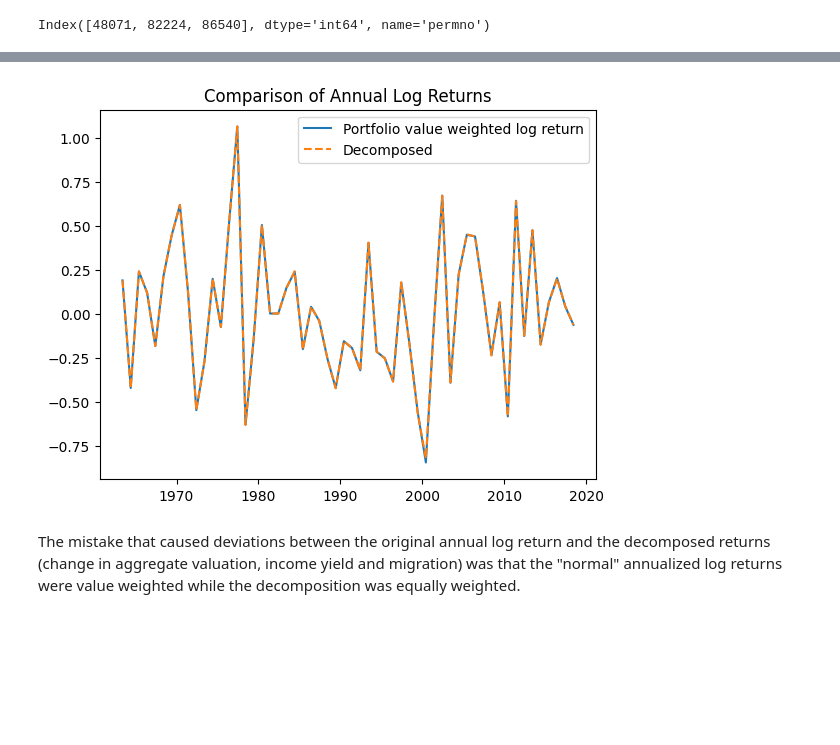
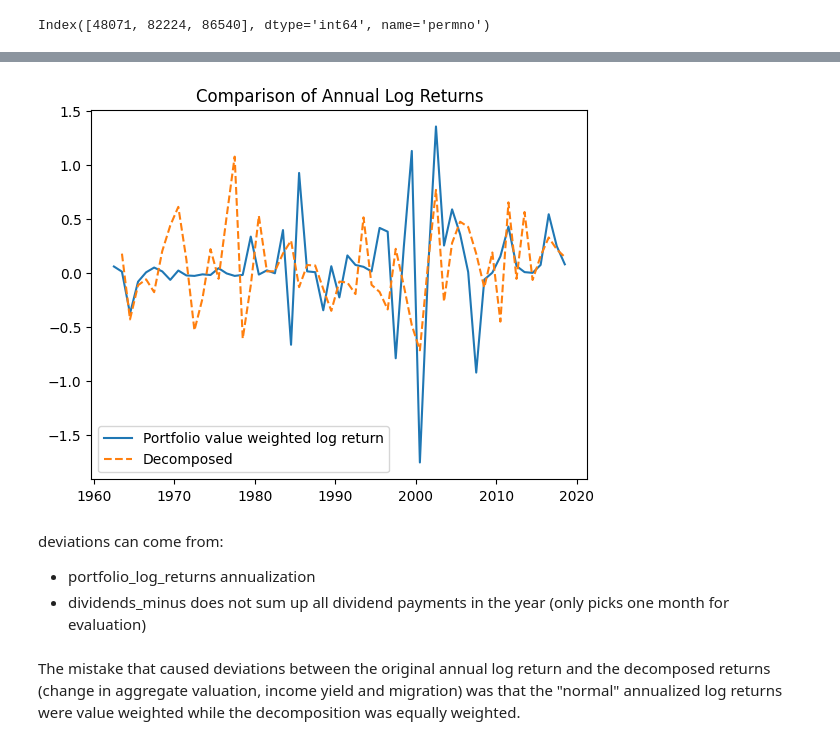
Before and after one commit to justusschenk/valueinvesting, a Jupyter notebook: Portfolio-composition.ipynb, the cells around one changed output, grey strips where cells are left out. Saved outputs shown, nothing was run; the diff lists cells and outputs as text; code cells hidden in the pictures; blank space fills up the shorter version.

Commit message:
changes in portfolio composition

```diff
--- a/Portfolio-composition.ipynb
+++ b/Portfolio-composition.ipynb
@@ -764,7 +826,13 @@ plt.grid(True)
 plt.tight_layout()
 plt.show()
 
+df_div_m_long_ts = pd.DataFrame(dividends_m_long_ts)
+df_div_m_long_ts.set_index("date", inplace=True)
+df_div_m_long_ts.index = pd.to_datetime(df_div_m_long_ts.index)
 
+df_div_m_short_ts = pd.DataFrame(dividends_m_short_ts)
+df_div_m_short_ts.set_index("date", inplace=True)
+df_div_m_short_ts.index = pd.to_datetime(df_div_m_short_ts.index)
 
 
 #Portfolio Weighted Bookvalue at time t for portfolios built at t-1 - long
@@ -899,9 +967,9 @@ df_portfolio_value_long = df_portfolio_value_long.sort_index()
 df_portfolio_value_short = df_portfolio_value_short.sort_index()
 
 # Sicherstellen, dass alle Inputs Series mit korrektem Index sind
-long_val = df_portfolio_value_long.squeeze()
+long_val = df_price_long_ts.squeeze()
 long_div = df_dividends_long_ts.squeeze()
-short_val = df_portfolio_value_short.squeeze()
+short_val = df_price_short_ts.squeeze()
 short_div = df_dividends_short_ts.squeeze()
 
 # Index angleichen (falls nötig)
@@ -914,6 +982,8 @@ log_ret_short = np.log(short_val + short_div) - np.log((short_val).shift(1))
 
 # Portfolio-Log-Return: Long - Short
 portfolio_log_returns = log_ret_long - log_ret_short
+df_portfolio_log_returns = pd.DataFrame(portfolio_log_returns)
+portfolio_log_returns_ann = df_portfolio_log_returns.resample('A-JUN').last()
  #!!!!!!!!!!!!!!!!!!!!!!!!!!!!!!!!!!!!!!
 
 # Make sure all relevant columns are numeric
@@ -928,7 +998,7 @@ df_price_short_ts = df_price_short_ts.apply(pd.to_numeric, errors='coerce')
 df_price_minus_short_ts = df_price_minus_short_ts.apply(pd.to_numeric, errors='coerce')
 df_dividends_short_ts = df_dividends_short_ts.apply(pd.to_numeric, errors='coerce')
 
-# Align indexes if needed
+"""# Align indexes if needed
 common_index = df_bookvalue_long_ts.index.intersection(df_price_long_ts.index)
 df_bookvalue_long_ts = df_bookvalue_long_ts.loc[common_index]
 df_bookvalue_minus_long_ts = df_bookvalue_minus_long_ts.loc[common_index]
@@ -940,7 +1010,7 @@ df_bookvalue_short_ts = df_bookvalue_short_ts.loc[common_index]
 df_bookvalue_minus_short_ts = df_bookvalue_minus_short_ts.loc[common_index]
 df_price_short_ts = df_price_short_ts.loc[common_index]
 df_price_minus_short_ts = df_price_minus_short_ts.loc[common_index]
-df_dividends_short_ts = df_dividends_short_ts.loc[common_index]
+df_dividends_short_ts = df_dividends_short_ts.loc[common_index]"""
 
 # Filter zero or negative values to avoid log issues
 valid = (df_bookvalue_long_ts.shift(1) > 0) & (df_price_minus_long_ts > 0)
@@ -1330,12 +1485,16 @@ plt.show()
 # %%
 #Plot Return Comparios
-plt.plot(portfolio_log_returns.index, portfolio_log_returns, label="Portfolio value weighted log return")
+plt.plot(portfolio_log_returns_ann.index, portfolio_log_returns_ann, label="Portfolio value weighted log return")
 plt.plot(return_decomposition.index, return_decomposition, label="Decomposed", linestyle='--')
 plt.legend()
 plt.title("Comparison of Annual Log Returns")
 plt.show()
 # %% [output]
-[figure, old version]
+[figure, new version]
+# %% [markdown]
+deviations can come from:
+- portfolio_log_returns annualization
+- dividends_minus does not sum up all dividend payments in the year (only picks one month for evaluation)
 # %% [markdown]
 The mistake that caused deviations between the original annual log return and the decomposed returns  (change in aggregate valuation, income yield and migration) was that the "normal" annualized log returns were value weighted while the decomposition was equally weighted.
 # %%
```
Also changed, not shown: parts of 21 cells of this notebook.
